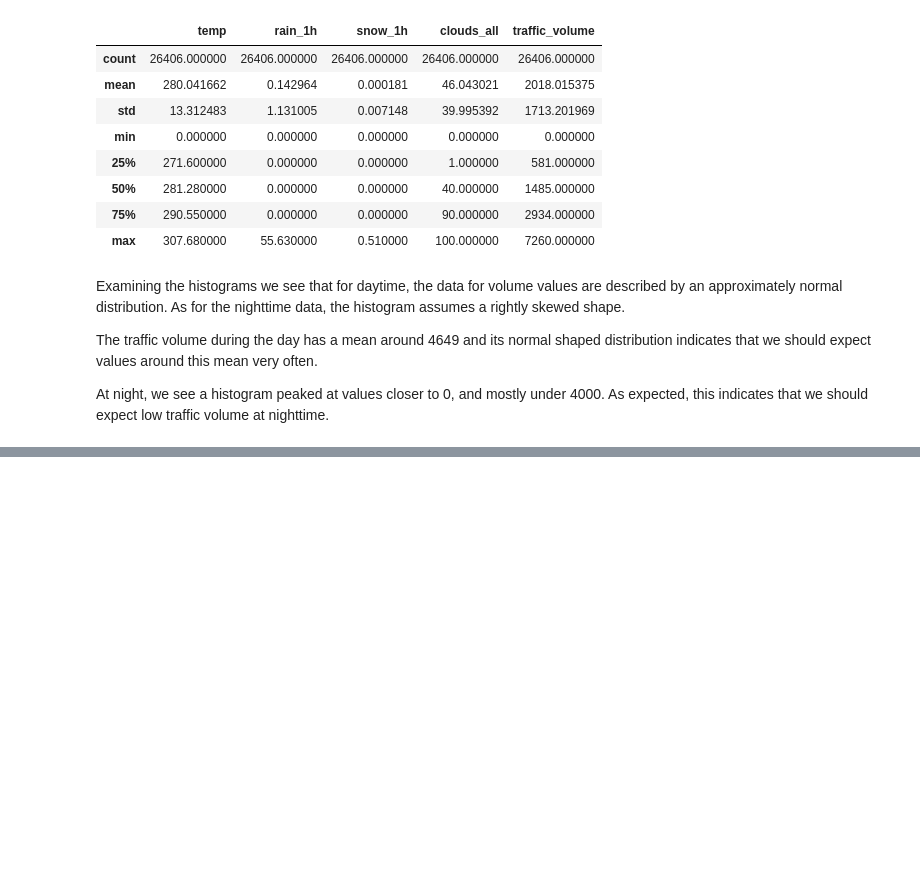
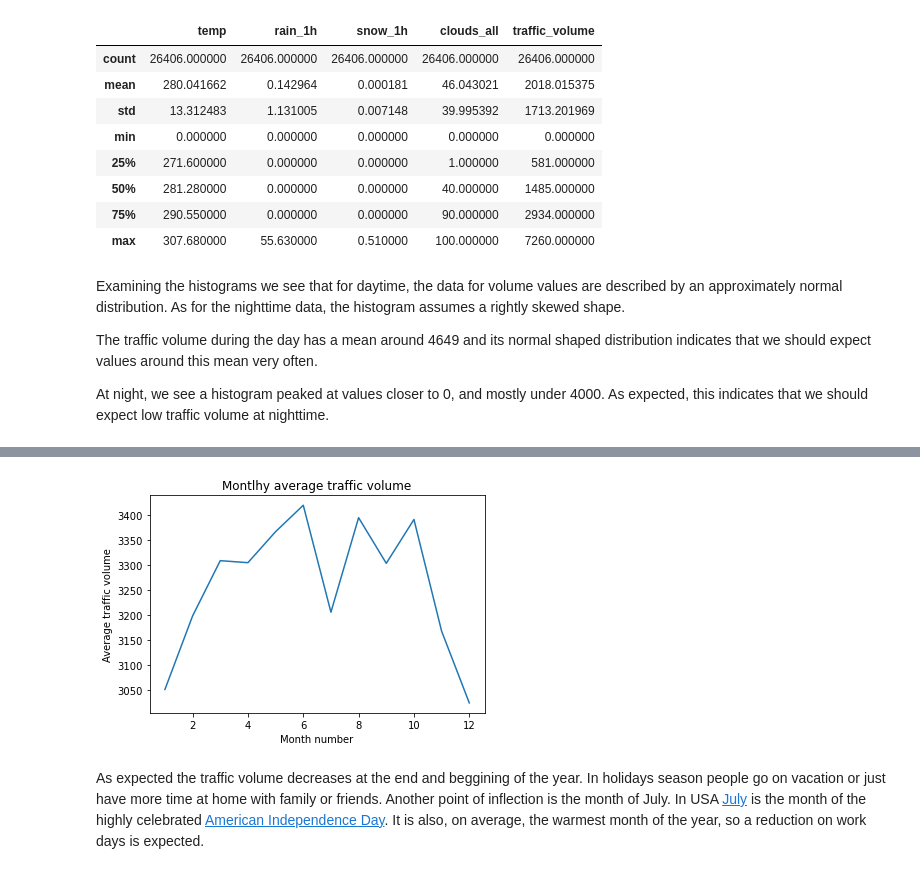
Before and after one commit to marwincarmo/dataquest-projects, a Jupyter notebook: heavy_traffic.ipynb, the cells around one changed output, grey strips where cells are left out. Saved outputs shown, nothing was run; the diff lists cells and outputs as text; code cells hidden in the pictures; blank space fills up the shorter version.

Commit message:
time indicators

```diff
--- a/heavy_traffic.ipynb
+++ b/heavy_traffic.ipynb
@@ -131,0 +138,6 @@ At night, we see a histogram peaked at values closer to 0, and mostly under 4000
+# %%
+# monthly traffic volume average
+
+traffic['month'] = traffic['date_time'].dt.month
+by_month = traffic.groupby('month').mean()
+by_month['traffic_volume']
@@ -131,0 +159,13 @@ At night, we see a histogram peaked at values closer to 0, and mostly under 4000
+# %%
+plt.plot(by_month['traffic_volume'])
+plt.title('Montlhy average traffic volume')
+plt.xlabel('Month number')
+plt.ylabel('Average traffic volume')
+plt.show()
+# %% [output]
+[figure, added]
+# %% [markdown]
+As expected the traffic volume decreases at the end and beggining of the year. In holidays season people go on vacation or just have more time at home with family or friends. Another point of inflection is the month of July. In USA [July][1] is the month of the highly celebrated [American Independence Day][2]. It is also, on average, the warmest month of the year, so a reduction on work days is expected.
+
+[1]: https://en.wikipedia.org/wiki/July
+[2]: https://en.wikipedia.org/wiki/Independence_Day_(United_States)
```
Also changed, not shown: parts of 5 cells of this notebook.
